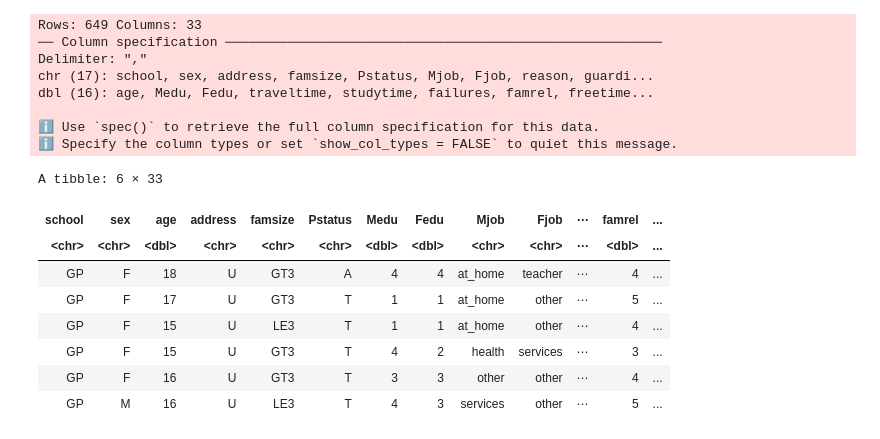
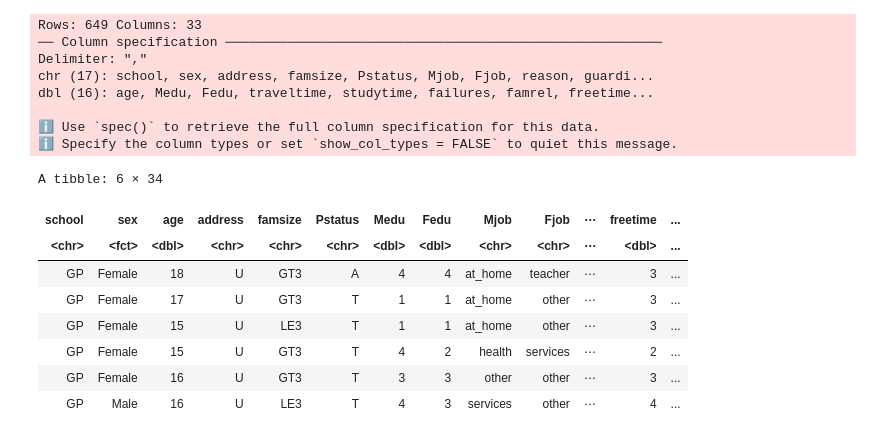
Before and after one commit to kcarri02/GROUP-PROJECT, a Jupyter notebook: ProjectNotebook.ipynb, the cells around one changed output. Saved outputs shown, nothing was run; the diff lists cells and outputs as text; code cells hidden in the pictures.

```diff
--- a/ProjectNotebook.ipynb
+++ b/ProjectNotebook.ipynb
@@ -22,11 +5,6 @@ library(tidymodels)
 # %%
 url <- "https://raw.githubusercontent.com/reddyprasade/Machine-Learning-Problems-DataSets/master/Classification/School%20Grades/school_grades_dataset.csv"
 math = read_csv(url)
-head(math)
-
-math_split <- initial_split(math, prop = 0.75, strata = G3)
-math_training <- training(math_split)
-math_testing <- testing(math_split)
 # %% [output]
 Rows: 649 Columns: 33
 ── Column specification ────────────────────────────────────────────────────────
@@ -36,12 +14,24 @@ dbl (16): age, Medu, Fedu, traveltime, studytime, failures, famrel, freetime...
 
 ℹ Use `spec()` to retrieve the full column specification for this data.
 ℹ Specify the column types or set `show_col_types = FALSE` to quiet this message.
-A tibble: 6 × 33
-| school | sex | age | address | famsize | Pstatus | Medu | Fedu | Mjob | Fjob | ⋯ | famrel | ... |
-| <chr> | <chr> | <dbl> | <chr> | <chr> | <chr> | <dbl> | <dbl> | <chr> | <chr> | ⋯ | <dbl> | ... |
-| GP | F | 18 | U | GT3 | A | 4 | 4 | at_home | teacher | ⋯ | 4 | ... |
-| GP | F | 17 | U | GT3 | T | 1 | 1 | at_home | other | ⋯ | 5 | ... |
-| GP | F | 15 | U | LE3 | T | 1 | 1 | at_home | other | ⋯ | 4 | ... |
-| GP | F | 15 | U | GT3 | T | 4 | 2 | health | services | ⋯ | 3 | ... |
-| GP | F | 16 | U | GT3 | T | 3 | 3 | other | other | ⋯ | 4 | ... |
-| GP | M | 16 | U | LE3 | T | 4 | 3 | services | other | ⋯ | 5 | ... |
+# %%
+# Separating data into training and testing sets
+math <- math |>
+        mutate(standing = ifelse(G3 > 10, "pass", "fail")) |>
+        mutate(sex = as_factor(sex), G3 = as_factor(G3)) |>
+        mutate(sex = fct_recode(sex, "Male" = "M", "Female" = "F"))
+head(math)
+
+math_split <- initial_split(math, prop = 0.75, strata = G3)
+math_training <- training(math_split)
+math_testing <- testing(math_split)
+# %% [output]
+A tibble: 6 × 34
+| school | sex | age | address | famsize | Pstatus | Medu | Fedu | Mjob | Fjob | ⋯ | freetime | ... |
+| <chr> | <fct> | <dbl> | <chr> | <chr> | <chr> | <dbl> | <dbl> | <chr> | <chr> | ⋯ | <dbl> | ... |
+| GP | Female | 18 | U | GT3 | A | 4 | 4 | at_home | teacher | ⋯ | 3 | ... |
+| GP | Female | 17 | U | GT3 | T | 1 | 1 | at_home | other | ⋯ | 3 | ... |
+| GP | Female | 15 | U | LE3 | T | 1 | 1 | at_home | other | ⋯ | 3 | ... |
+| GP | Female | 15 | U | GT3 | T | 4 | 2 | health | services | ⋯ | 2 | ... |
+| GP | Female | 16 | U | GT3 | T | 3 | 3 | other | other | ⋯ | 3 | ... |
+| GP | Male | 16 | U | LE3 | T | 4 | 3 | services | other | ⋯ | 4 | ... |
```
Also changed, not shown: parts of 5 cells of this notebook.
